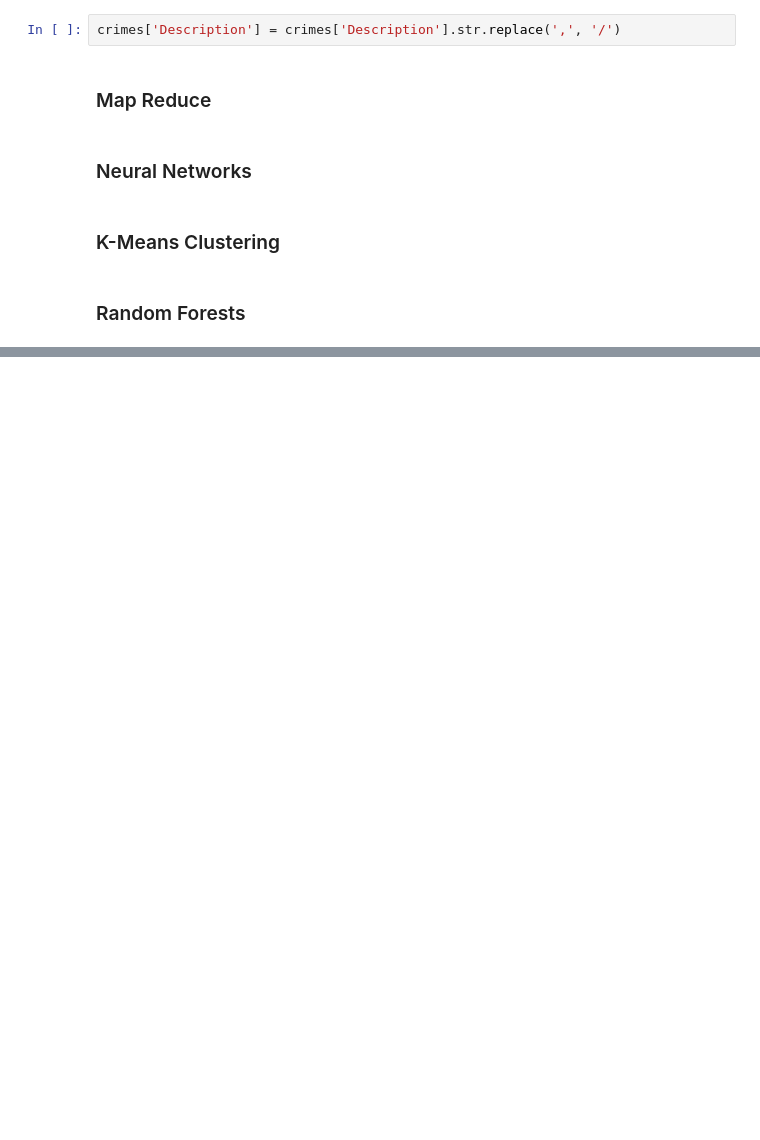
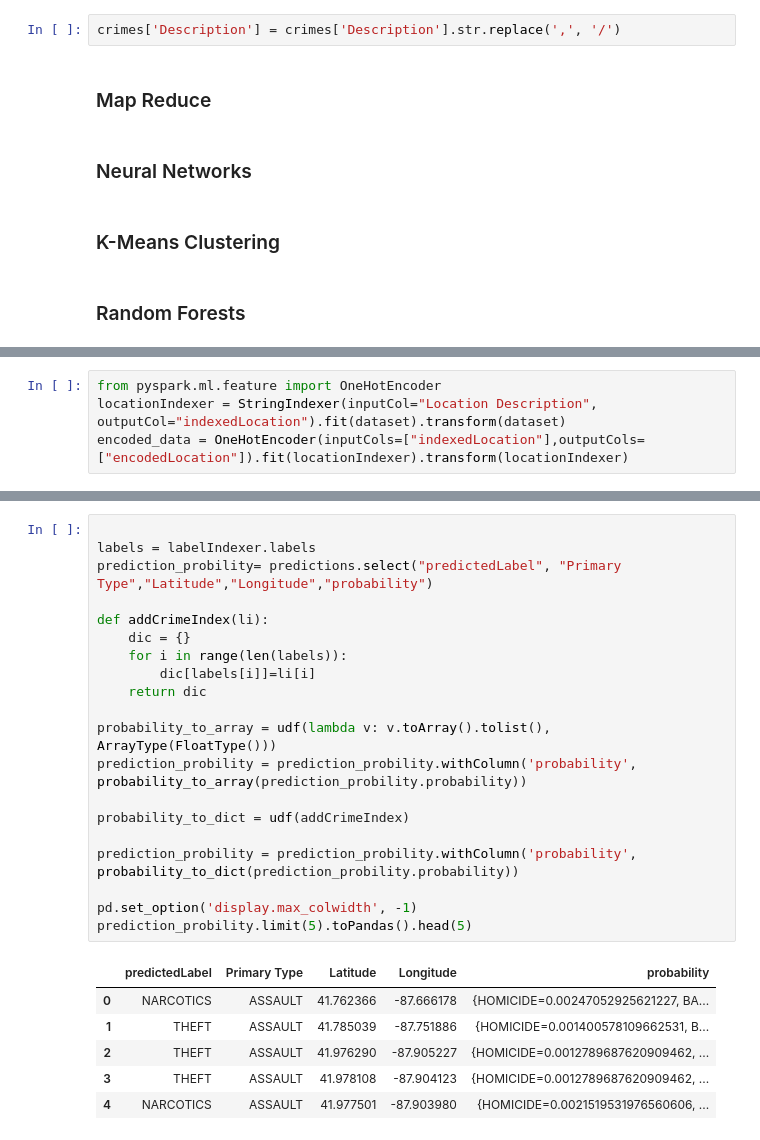
Before and after one commit to jimitbhalavat/CS435TermProject, a Jupyter notebook: TermProject.ipynb, the cells around one changed output, grey strips where cells are left out. Drawn from its saved outputs; the diff is of its cells as text; blank space fills up the shorter version.

```diff
--- a/TermProject.ipynb
+++ b/TermProject.ipynb
@@ -71,0 +226,4 @@ crimes['Description'] = crimes['Description'].str.replace(',', '/')
+# %%
+from pyspark.ml.feature import OneHotEncoder
+locationIndexer = StringIndexer(inputCol="Location Description", outputCol="indexedLocation").fit(dataset).transform(dataset)
+encoded_data = OneHotEncoder(inputCols=["indexedLocation"],outputCols=["encodedLocation"]).fit(locationIndexer).transform(locationIndexer)
@@ -71,0 +270,27 @@ crimes['Description'] = crimes['Description'].str.replace(',', '/')
+# %%
+
+labels = labelIndexer.labels
+prediction_probility= predictions.select("predictedLabel", "Primary Type","Latitude","Longitude","probability")
+
+def addCrimeIndex(li):
+    dic = {}
+    for i in range(len(labels)):
+        dic[labels[i]]=li[i]
+    return dic
+
+probability_to_array = udf(lambda v: v.toArray().tolist(), ArrayType(FloatType()))
+prediction_probility = prediction_probility.withColumn('probability', probability_to_array(prediction_probility.probability))
+
+probability_to_dict = udf(addCrimeIndex)
+
+prediction_probility = prediction_probility.withColumn('probability', probability_to_dict(prediction_probility.probability))
+
+pd.set_option('display.max_colwidth', -1)
+prediction_probility.limit(5).toPandas().head(5)
+# %% [output]
+|  | predictedLabel | Primary Type | Latitude | Longitude | probability |
+| 0 | NARCOTICS | ASSAULT | 41.762366 | -87.666178 | {HOMICIDE=0.00247052925621227, BA... |
+| 1 | THEFT | ASSAULT | 41.785039 | -87.751886 | {HOMICIDE=0.001400578109662531, B... |
+| 2 | THEFT | ASSAULT | 41.976290 | -87.905227 | {HOMICIDE=0.0012789687620909462, ... |
+| 3 | THEFT | ASSAULT | 41.978108 | -87.904123 | {HOMICIDE=0.0012789687620909462, ... |
+| 4 | NARCOTICS | ASSAULT | 41.977501 | -87.903980 | {HOMICIDE=0.0021519531976560606, ... |
```
Also changed, not shown: parts of 11 cells of this notebook.
